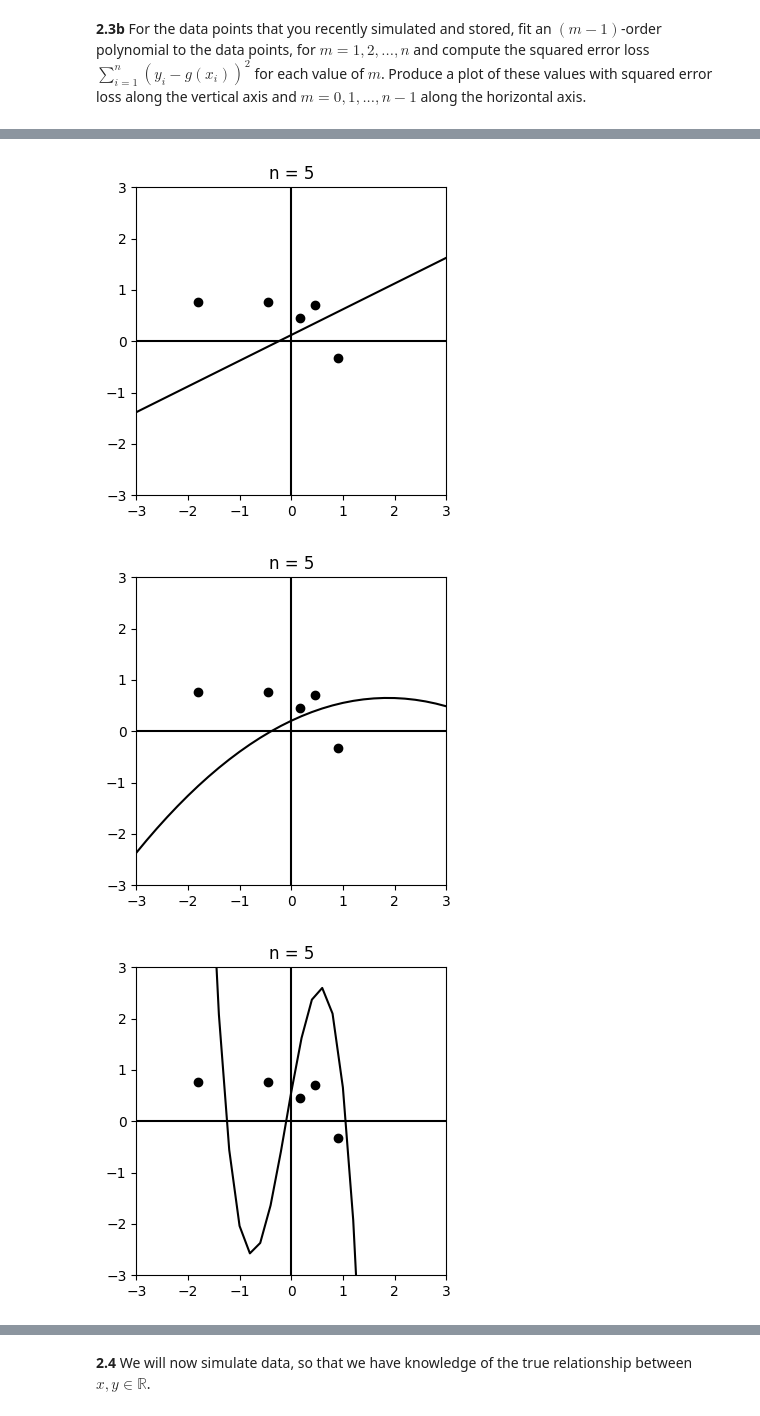
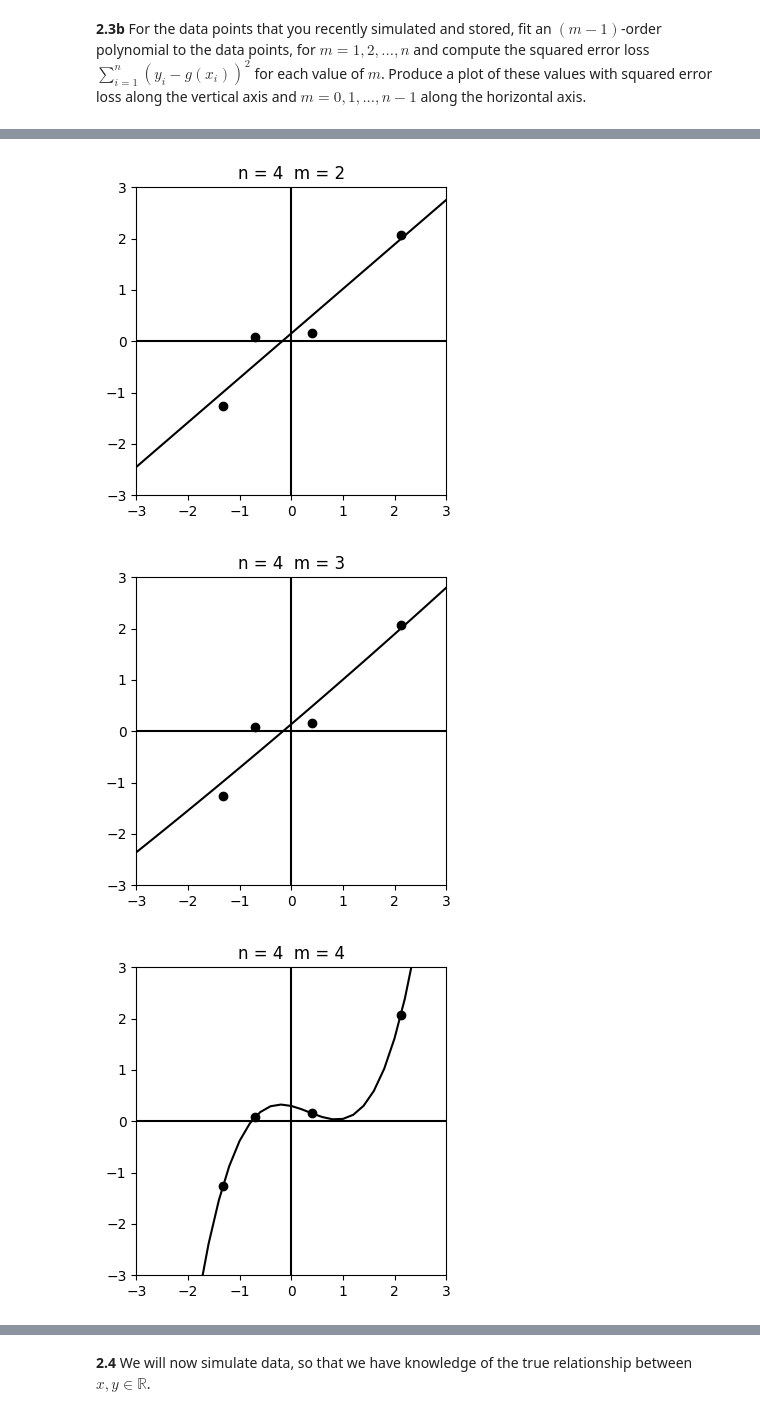
Before and after one commit to baconarray/DS5020_HW6, a Jupyter notebook: beaulieu_hw6.ipynb, the cells around one changed output, grey strips where cells are left out. Drawn from its saved outputs; the diff is of its cells as text; code cells hidden in the pictures.

```diff
--- a/beaulieu_hw6.ipynb
+++ b/beaulieu_hw6.ipynb
@@ -120,7 +120,7 @@ def prob1_4(x,y,b_hat):
     plt.figure(figsize=(4,4))
     plt.plot(x,y,'ro',c='black')
     plt.plot(fx,fy,'-r',c='black')
-    plt.title("n = "+str(len(x)))
+    plt.title("n = "+str(len(x))+"  m = "+str(len(b_hat)))
     plt.xlim([-3,3])
     plt.ylim([-3,3])
     plt.axvline(x=0, c='black')
@@ -228,6 +218,9 @@ def prob2_2(x,y,m):
     b_hat = np.matmul(aTa_inv,aTy)
     return b_hat
 
-
-prob2_2([1,2,3,4,5,6],[5,6,7,8,9,9],5)
+#Generate and plot an example.
+x=[-2,-1,0,1,2,2.5]
+y=[0,1,2,-2,-1,0]
+b = prob2_2(x,y,6)
+prob1_4(x,y,b)
 # %% [output]
@@ -262,20 +255,20 @@ prob2_3a(x1,y1,3)
 # m = 1
 b1 = prob2_2(x1,y1,1)
 e1 = prob2_3a(x1,y1,1)
-prob1_4(x,y,b1)
+prob1_4(x1,y1,b1)
 
 # m = 2
 b2 = prob2_2(x1,y1,2)
 e2 = prob2_3a(x1,y1,2)
-prob1_4(x,y,b2)
+prob1_4(x1,y1,b2)
 
 # m = 3
 b3 = prob2_2(x1,y1,3)
 e3 = prob2_3a(x1,y1,3)
-prob1_4(x,y,b3)
+prob1_4(x1,y1,b3)
 
 # m = 4
 b4 = prob2_2(x1,y1,4)
 e4 = prob2_3a(x1,y1,4)
-prob1_4(x,y,b4)
+prob1_4(x1,y1,b4)
 # %% [output]
@@ -283,3 +276,3 @@ prob1_4(x,y,b4)
-[figure, old version]
+[figure, new version]
-[figure, old version]
+[figure, new version]
-[figure, old version]
+[figure, new version]
```
Also changed, not shown: parts of 16 cells of this notebook.
